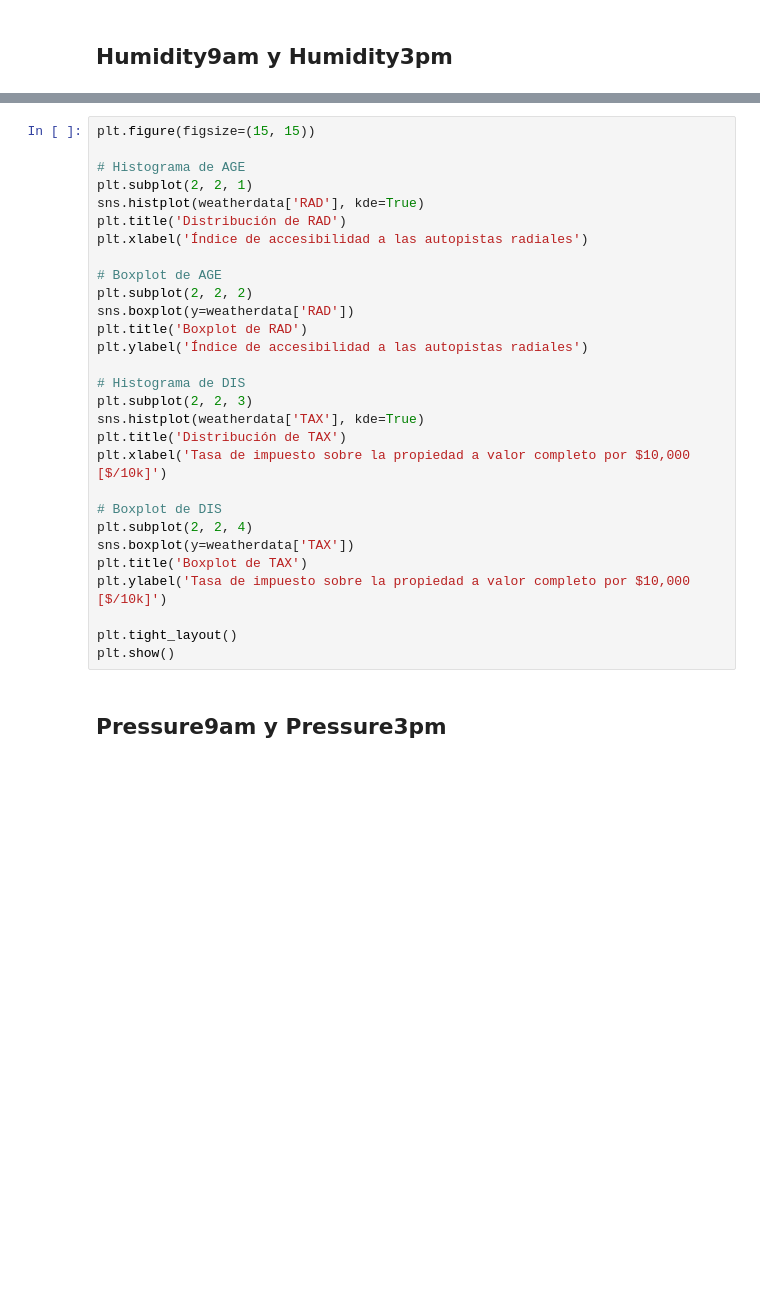
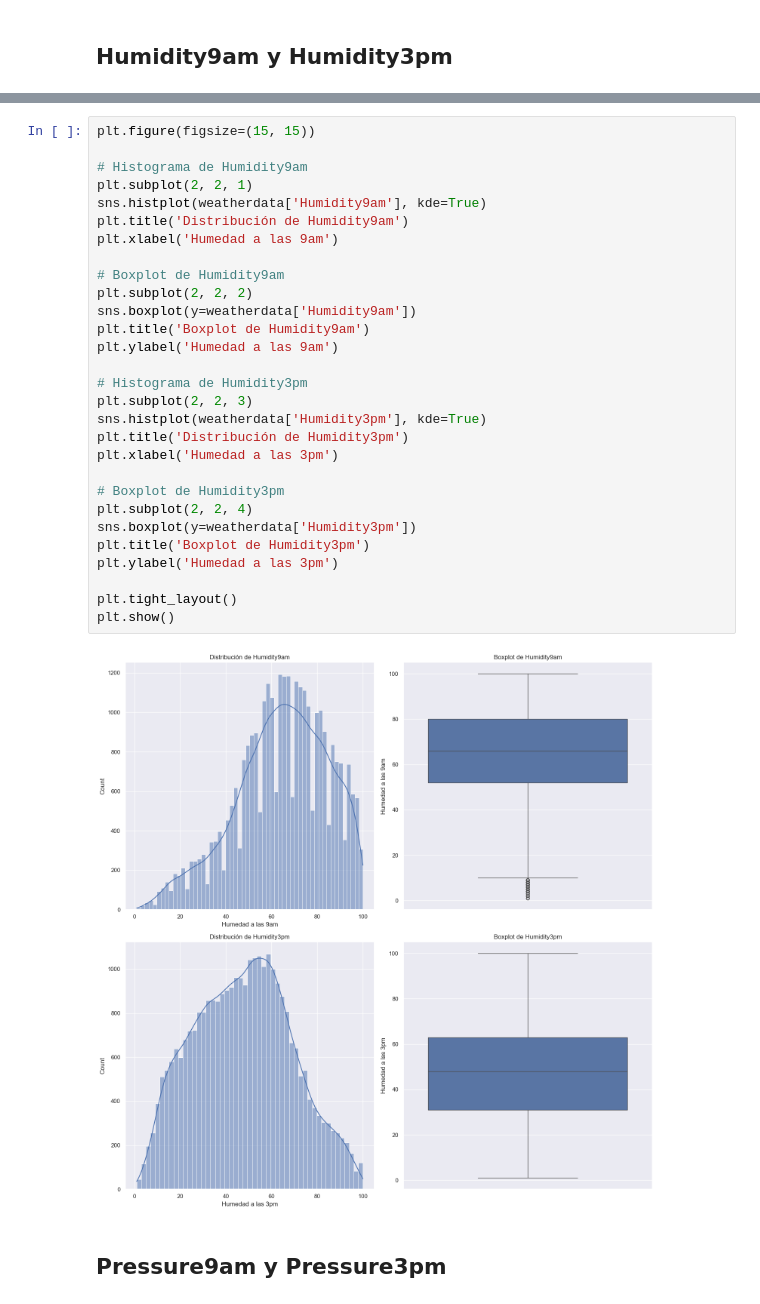
Before and after one commit to franciscoryb1/AA1-TUIA-RodriguezYBarros-Menescaldi-Britos, a Jupyter notebook: Clasificación/TP-clasificacion-AA1.ipynb, the cells around one changed output, grey strips where cells are left out. Cells and saved outputs as stored; diff of their text form; blank space fills up the shorter version.

```diff
--- a/Clasificación/TP-clasificacion-AA1.ipynb
+++ b/Clasificación/TP-clasificacion-AA1.ipynb
@@ -380,32 +382,34 @@ plt.show()
 # %%
 plt.figure(figsize=(15, 15))
 
-# Histograma de AGE
+# Histograma de Humidity9am
 plt.subplot(2, 2, 1)
-sns.histplot(weatherdata['RAD'], kde=True)
-plt.title('Distribución de RAD')
-plt.xlabel('Índice de accesibilidad a las autopistas radiales')
+sns.histplot(weatherdata['Humidity9am'], kde=True)
+plt.title('Distribución de Humidity9am')
+plt.xlabel('Humedad a las 9am')
 
-# Boxplot de AGE
+# Boxplot de Humidity9am
 plt.subplot(2, 2, 2)
-sns.boxplot(y=weatherdata['RAD'])
-plt.title('Boxplot de RAD')
-plt.ylabel('Índice de accesibilidad a las autopistas radiales')
+sns.boxplot(y=weatherdata['Humidity9am'])
+plt.title('Boxplot de Humidity9am')
+plt.ylabel('Humedad a las 9am')
 
-# Histograma de DIS
+# Histograma de Humidity3pm
 plt.subplot(2, 2, 3)
-sns.histplot(weatherdata['TAX'], kde=True)
-plt.title('Distribución de TAX')
-plt.xlabel('Tasa de impuesto sobre la propiedad a valor completo por $10,000 [$/10k]')
+sns.histplot(weatherdata['Humidity3pm'], kde=True)
+plt.title('Distribución de Humidity3pm')
+plt.xlabel('Humedad a las 3pm')
 
-# Boxplot de DIS
+# Boxplot de Humidity3pm
 plt.subplot(2, 2, 4)
-sns.boxplot(y=weatherdata['TAX'])
-plt.title('Boxplot de TAX')
-plt.ylabel('Tasa de impuesto sobre la propiedad a valor completo por $10,000 [$/10k]')
+sns.boxplot(y=weatherdata['Humidity3pm'])
+plt.title('Boxplot de Humidity3pm')
+plt.ylabel('Humedad a las 3pm')
 
 plt.tight_layout()
 plt.show()
+# %% [output]
+[figure, added]
 # %% [markdown]
 ## Pressure9am y Pressure3pm
 # %%
```
Also changed, not shown: parts of 19 cells of this notebook.
